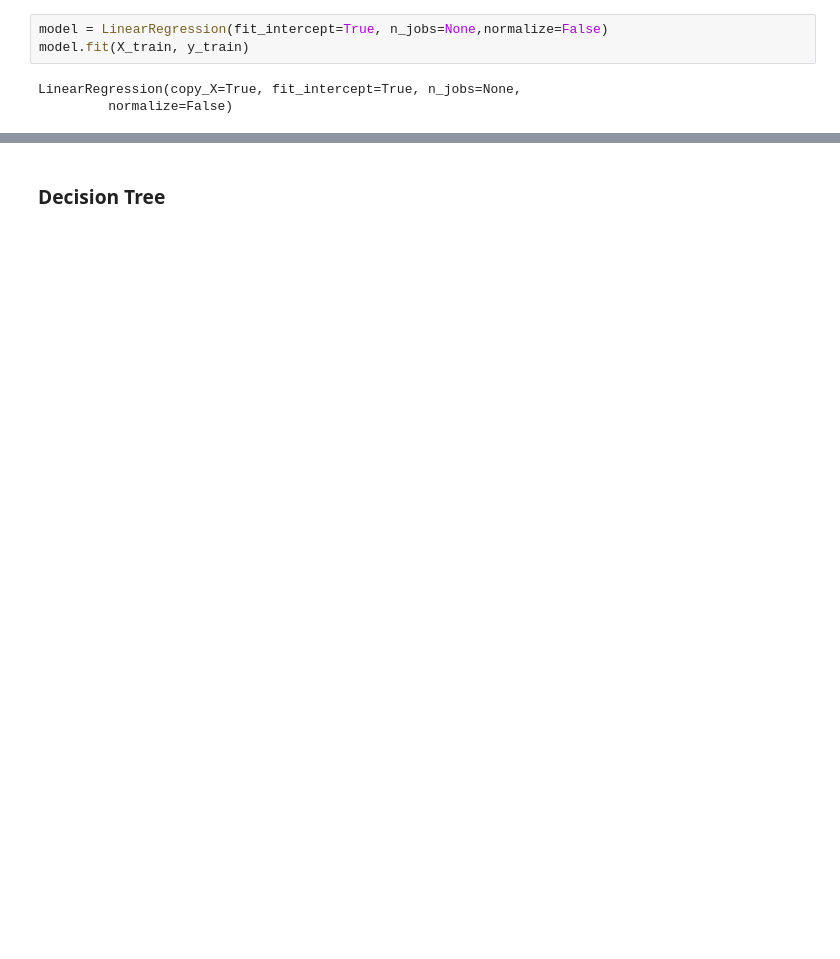
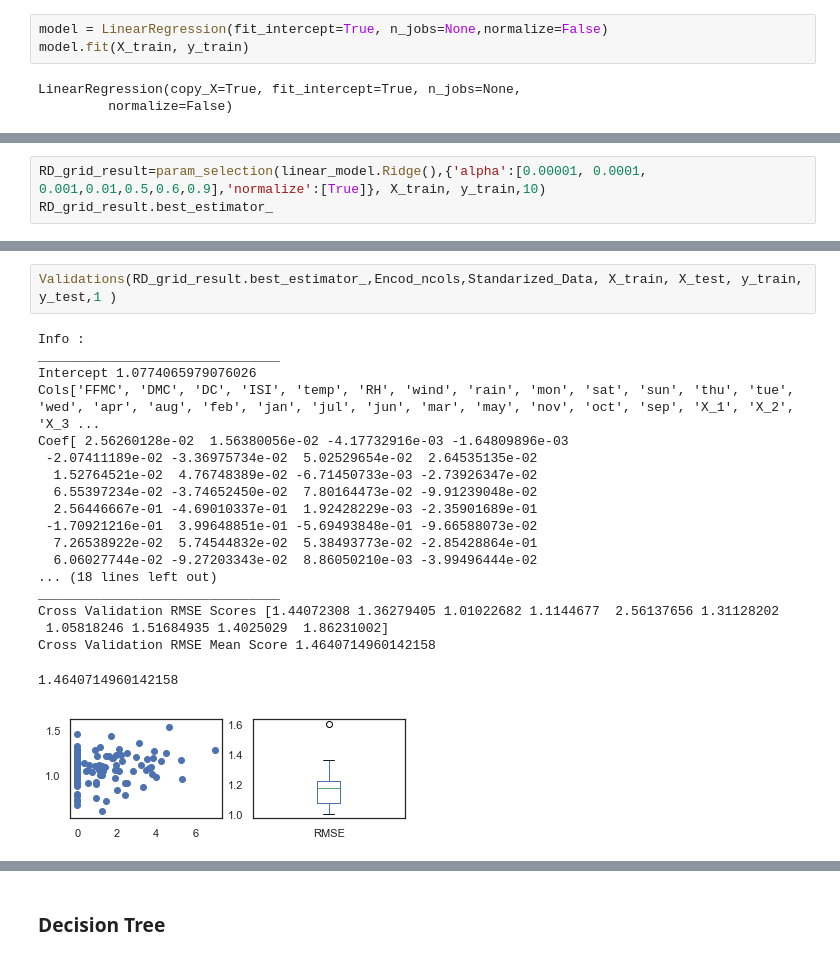
Before and after one commit to balag752/Machine-Learning-1, a Jupyter notebook: ML Project/Fire prediction.ipynb, the cells around one changed output, grey strips where cells are left out. Drawn from its saved outputs; the diff is of its cells as text; blank space fills up the shorter version.

```diff
--- a/ML Project/Fire prediction.ipynb
+++ b/ML Project/Fire prediction.ipynb
@@ -326,0 +429,3 @@ Cross Validation RMSE Score [1.27008451 1.25182691 1.0494466  1.11351241 2.55691
+# %%
+RD_grid_result=param_selection(linear_model.Ridge(),{'alpha':[0.00001, 0.0001, 0.001,0.01,0.5,0.6,0.9],'normalize':[True]}, X_train, y_train,10)
+RD_grid_result.best_estimator_
@@ -326,0 +441,22 @@ Cross Validation RMSE Score [1.27008451 1.25182691 1.0494466  1.11351241 2.55691
+# %%
+Validations(RD_grid_result.best_estimator_,Encod_ncols,Standarized_Data, X_train, X_test, y_train, y_test,1 )
+# %% [output]
+Info :
+_______________________________
+Intercept 1.0774065979076026
+Cols['FFMC', 'DMC', 'DC', 'ISI', 'temp', 'RH', 'wind', 'rain', 'mon', 'sat', 'sun', 'thu', 'tue', 'wed', 'apr', 'aug', 'feb', 'jan', 'jul', 'jun', 'mar', 'may', 'nov', 'oct', 'sep', 'X_1', 'X_2', 'X_3 ...
+Coef[ 2.56260128e-02  1.56380056e-02 -4.17732916e-03 -1.64809896e-03
+ -2.07411189e-02 -3.36975734e-02  5.02529654e-02  2.64535135e-02
+  1.52764521e-02  4.76748389e-02 -6.71450733e-03 -2.73926347e-02
+  6.55397234e-02 -3.74652450e-02  7.80164473e-02 -9.91239048e-02
+  2.56446667e-01 -4.69010337e-01  1.92428229e-03 -2.35901689e-01
+ -1.70921216e-01  3.99648851e-01 -5.69493848e-01 -9.66588073e-02
+  7.26538922e-02  5.74544832e-02  5.38493773e-02 -2.85428864e-01
+  6.06027744e-02 -9.27203343e-02  8.86050210e-03 -3.99496444e-02
+... (18 lines left out)
+_______________________________
+Cross Validation RMSE Scores [1.44072308 1.36279405 1.01022682 1.1144677  2.56137656 1.31128202
+ 1.05818246 1.51684935 1.4025029  1.86231002]
+Cross Validation RMSE Mean Score 1.4640714960142158
+1.4640714960142158
+[figure, added]
```
Also changed, not shown: parts of 23 cells of this notebook.
